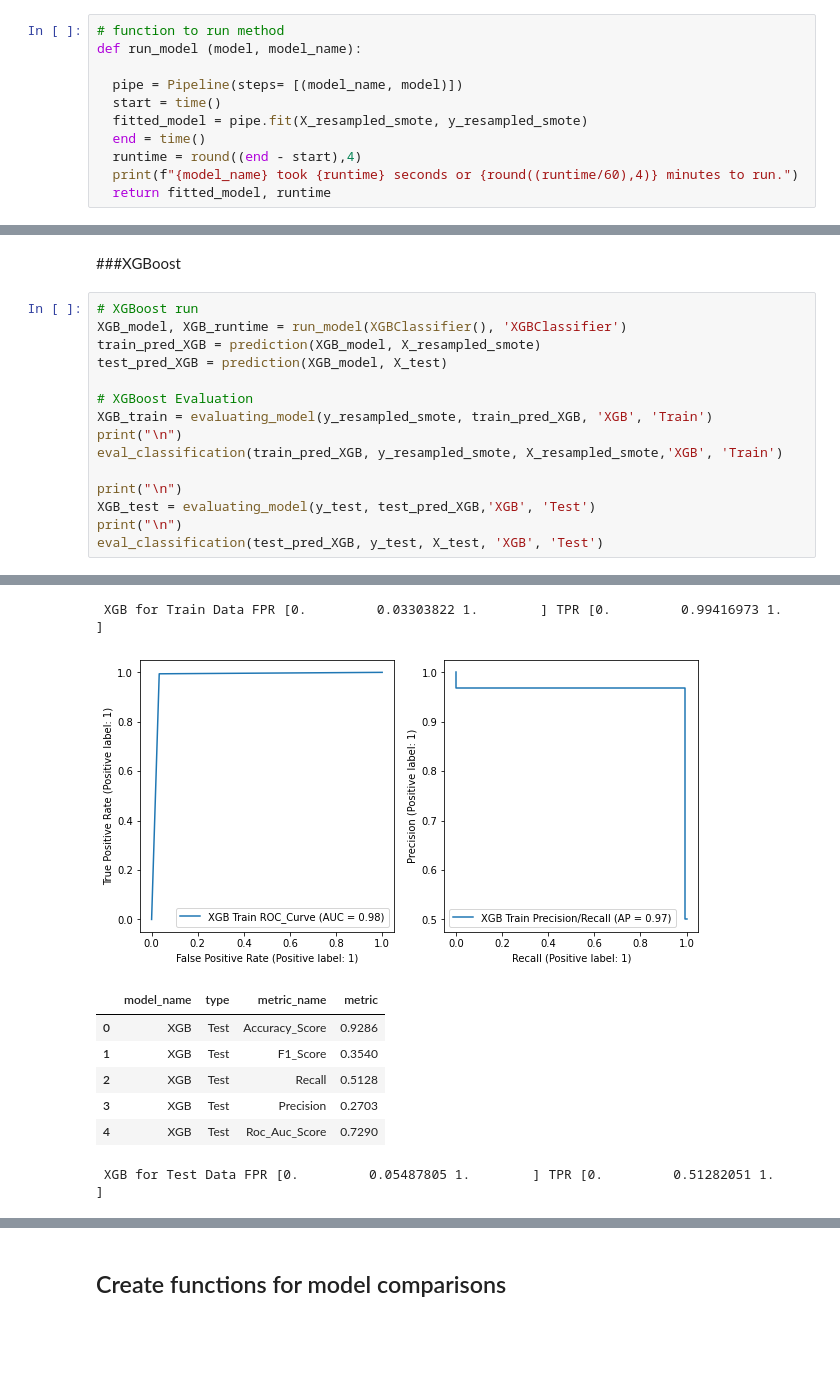
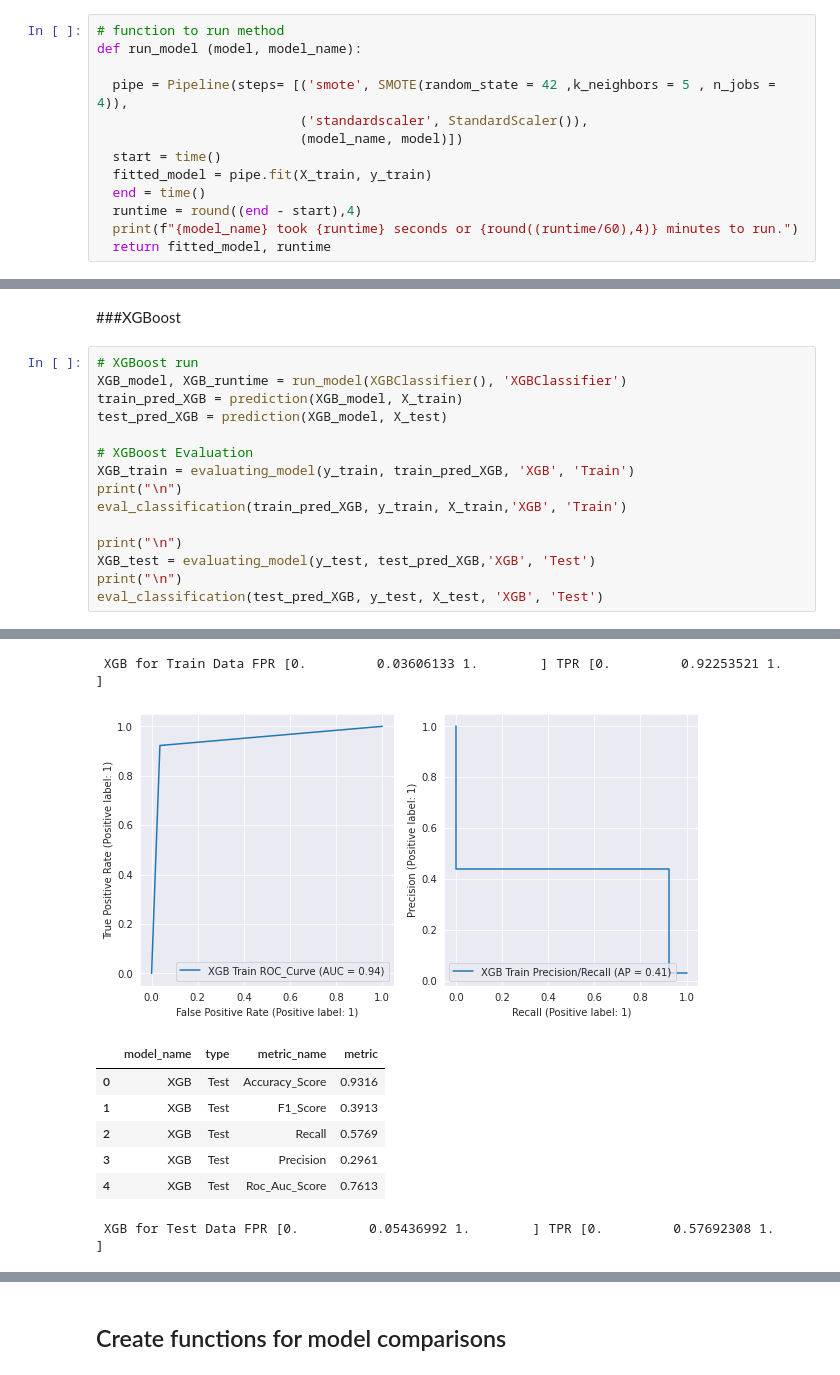
Before and after one commit to spros1/TaiwaneseBankruptcyPrediction, a Jupyter notebook: TaiwaneseBankruptcyPrediction.ipynb, the cells around one changed output, grey strips where cells are left out. Saved outputs shown, nothing was run; the diff lists cells and outputs as text; blank space fills up the shorter version.

```diff
--- a/TaiwaneseBankruptcyPrediction.ipynb
+++ b/TaiwaneseBankruptcyPrediction.ipynb
@@ -241,9 +188,11 @@ from sklearn.metrics import PrecisionRecallDisplay
 # function to run method
 def run_model (model, model_name):
 
-  pipe = Pipeline(steps= [(model_name, model)])
+  pipe = Pipeline(steps= [('smote', SMOTE(random_state = 42 ,k_neighbors = 5 , n_jobs = 4)),
+                          ('standardscaler', StandardScaler()),
+                          (model_name, model)])
   start = time()
-  fitted_model = pipe.fit(X_resampled_smote, y_resampled_smote)
+  fitted_model = pipe.fit(X_train, y_train)
   end = time()
   runtime = round((end - start),4)
   print(f"{model_name} took {runtime} seconds or {round((runtime/60),4)} minutes to run.")
@@ -397,13 +346,13 @@ RandomForest took 6.7278 seconds or 0.1121 minutes to run.
 # %%
 # XGBoost run
 XGB_model, XGB_runtime = run_model(XGBClassifier(), 'XGBClassifier')
-train_pred_XGB = prediction(XGB_model, X_resampled_smote)
+train_pred_XGB = prediction(XGB_model, X_train)
 test_pred_XGB = prediction(XGB_model, X_test)
 
 # XGBoost Evaluation
-XGB_train = evaluating_model(y_resampled_smote, train_pred_XGB, 'XGB', 'Train')
+XGB_train = evaluating_model(y_train, train_pred_XGB, 'XGB', 'Train')
 print("\n")
-eval_classification(train_pred_XGB, y_resampled_smote, X_resampled_smote,'XGB', 'Train')
+eval_classification(train_pred_XGB, y_train, X_train,'XGB', 'Train')
 
 print("\n")
 XGB_test = evaluating_model(y_test, test_pred_XGB,'XGB', 'Test')
@@ -420,9 +369,9 @@ XGBClassifier took 5.0092 seconds or 0.0835 minutes to run.
- XGB for Train Data FPR [0.         0.03303822 1.        ] TPR [0.         0.99416973 1.        ]
+ XGB for Train Data FPR [0.         0.03606133 1.        ] TPR [0.         0.92253521 1.        ]
-[figure, old version]
+[figure, new version]
 |  | model_name | type | metric_name | metric |
-| 0 | XGB | Test | Accuracy_Score | 0.9286 |
-| 1 | XGB | Test | F1_Score | 0.3540 |
-| 2 | XGB | Test | Recall | 0.5128 |
-| 3 | XGB | Test | Precision | 0.2703 |
-| 4 | XGB | Test | Roc_Auc_Score | 0.7290 |
+| 0 | XGB | Test | Accuracy_Score | 0.9316 |
+| 1 | XGB | Test | F1_Score | 0.3913 |
+| 2 | XGB | Test | Recall | 0.5769 |
+| 3 | XGB | Test | Precision | 0.2961 |
+| 4 | XGB | Test | Roc_Auc_Score | 0.7613 |
- XGB for Test Data FPR [0.         0.05487805 1.        ] TPR [0.         0.51282051 1.        ]
+ XGB for Test Data FPR [0.         0.05436992 1.        ] TPR [0.         0.57692308 1.        ]
```
Also changed, not shown: parts of 21 cells of this notebook.
